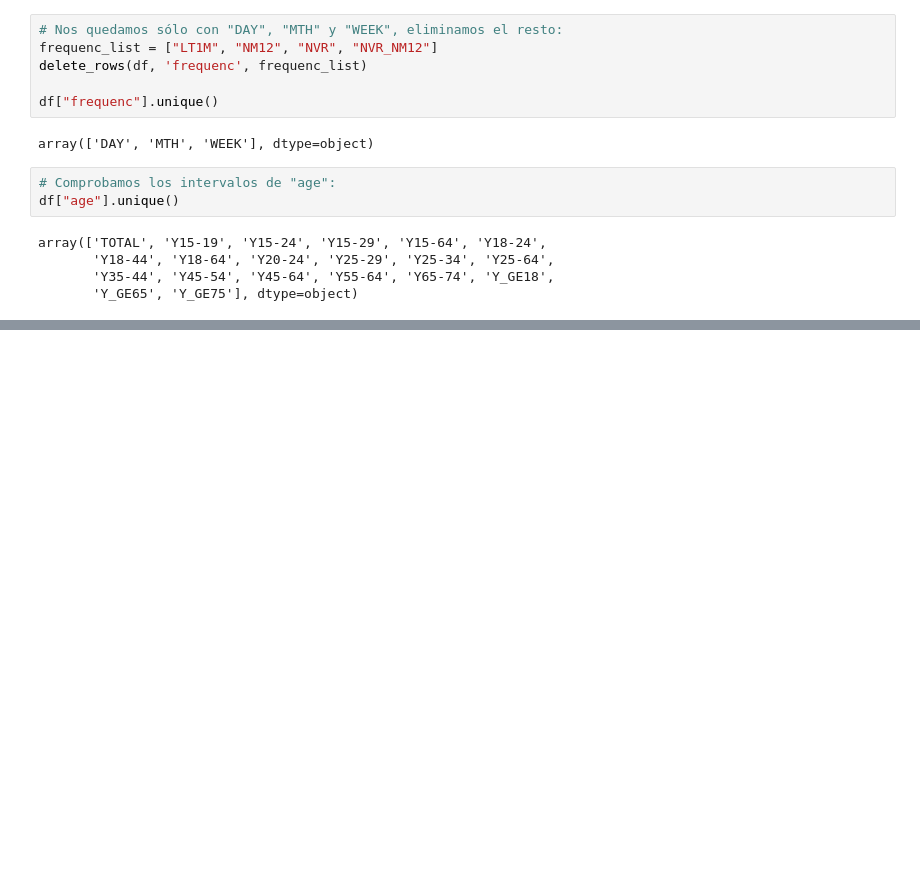
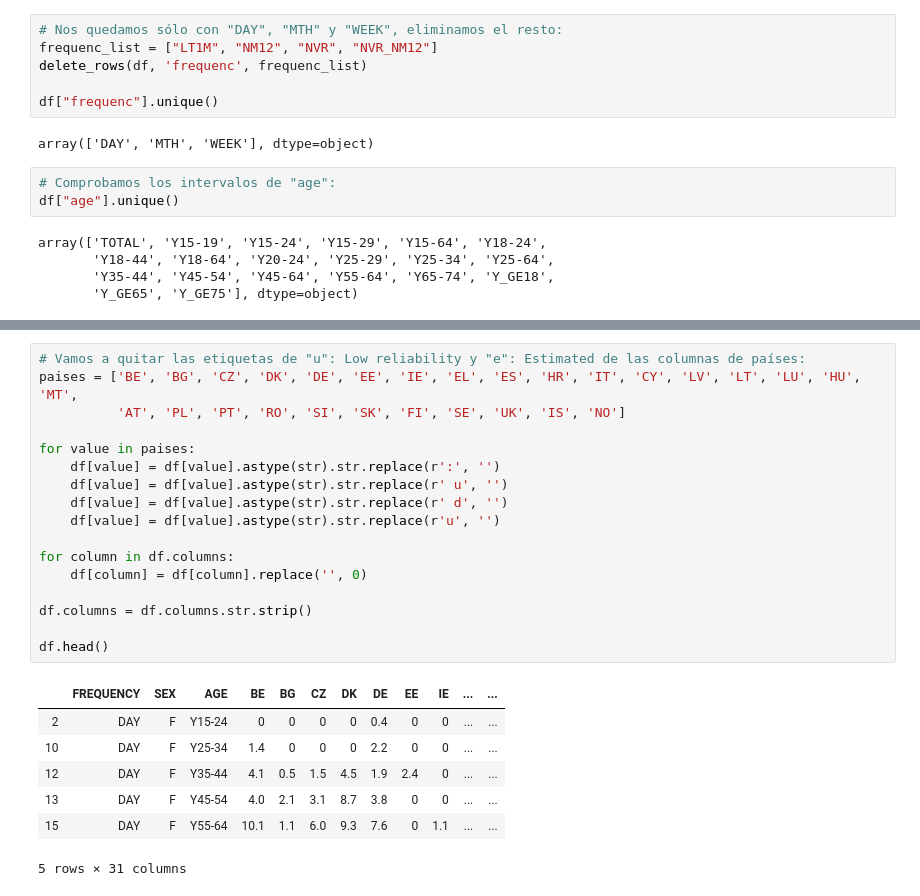
Before and after one commit to Helenagh90/alcohol_consumption_project, a Jupyter notebook: JupyterNotebook.ipynb, the cells around one changed output, grey strips where cells are left out. Cells and saved outputs as stored; diff of their text form; blank space fills up the shorter version.

```diff
--- a/JupyterNotebook.ipynb
+++ b/JupyterNotebook.ipynb
@@ -139 +147,26 @@ df.head()
 5 rows × 31 columns
+# %%
+# Vamos a quitar las etiquetas de "u": Low reliability y "e": Estimated de las columnas de países:
+paises = ['BE', 'BG', 'CZ', 'DK', 'DE', 'EE', 'IE', 'EL', 'ES', 'HR', 'IT', 'CY', 'LV', 'LT', 'LU', 'HU', 'MT',
+          'AT', 'PL', 'PT', 'RO', 'SI', 'SK', 'FI', 'SE', 'UK', 'IS', 'NO']
+
+for value in paises:
+    df[value] = df[value].astype(str).str.replace(r':', '')
+    df[value] = df[value].astype(str).str.replace(r' u', '')
+    df[value] = df[value].astype(str).str.replace(r' d', '')
+    df[value] = df[value].astype(str).str.replace(r'u', '')
+
+for column in df.columns:
+    df[column] = df[column].replace('', 0)
+
+df.columns = df.columns.str.strip()
+
+df.head()
+# %% [output]
+|  | FREQUENCY | SEX | AGE | BE | BG | CZ | DK | DE | EE | IE | ... | ... |
+| 2 | DAY | F | Y15-24 | 0 | 0 | 0 | 0 | 0.4 | 0 | 0 | ... | ... |
+| 10 | DAY | F | Y25-34 | 1.4 | 0 | 0 | 0 | 2.2 | 0 | 0 | ... | ... |
+| 12 | DAY | F | Y35-44 | 4.1 | 0.5 | 1.5 | 4.5 | 1.9 | 2.4 | 0 | ... | ... |
+| 13 | DAY | F | Y45-54 | 4.0 | 2.1 | 3.1 | 8.7 | 3.8 | 0 | 0 | ... | ... |
+| 15 | DAY | F | Y55-64 | 10.1 | 1.1 | 6.0 | 9.3 | 7.6 | 0 | 1.1 | ... | ... |
+5 rows × 31 columns
```
Also changed, not shown: parts of 10 cells of this notebook, 2 other files.
